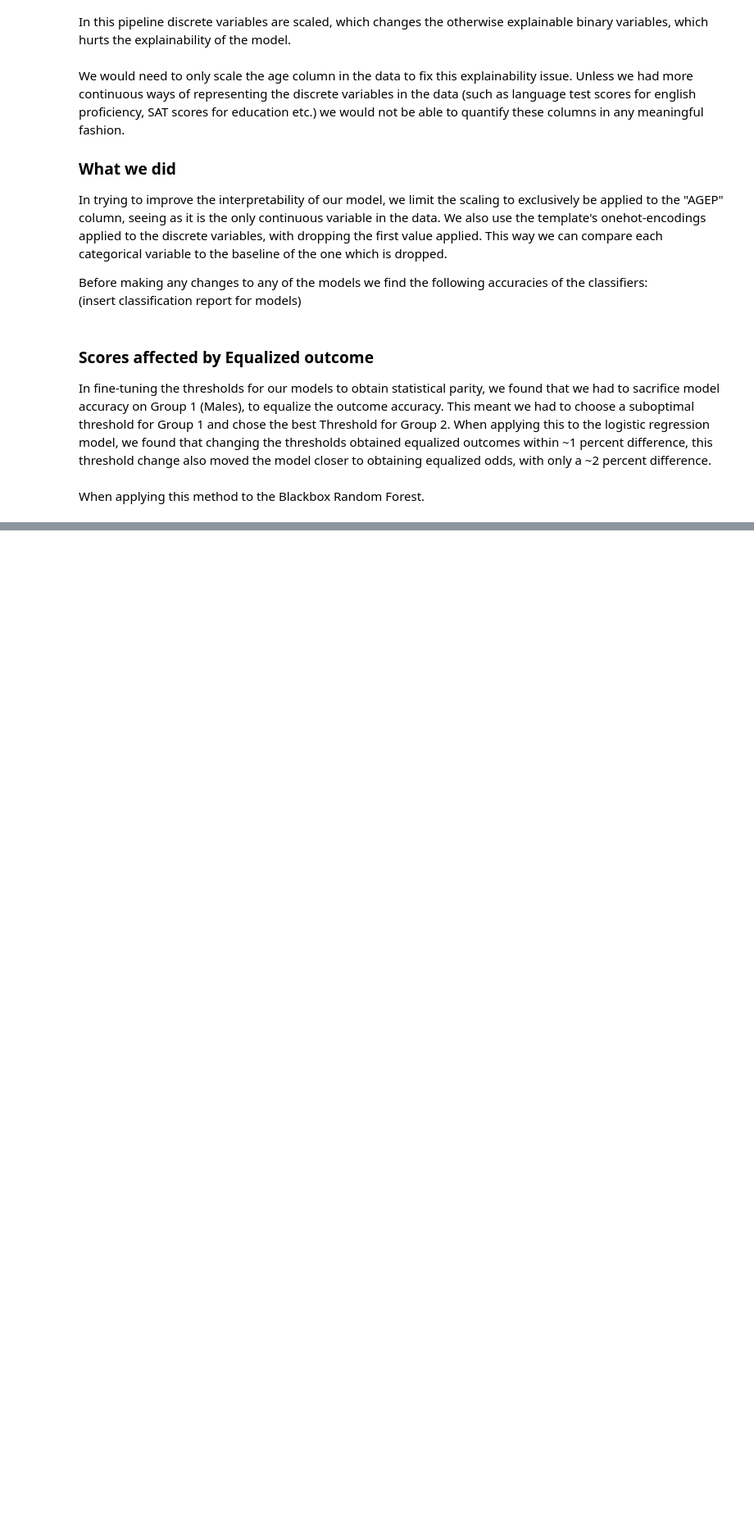
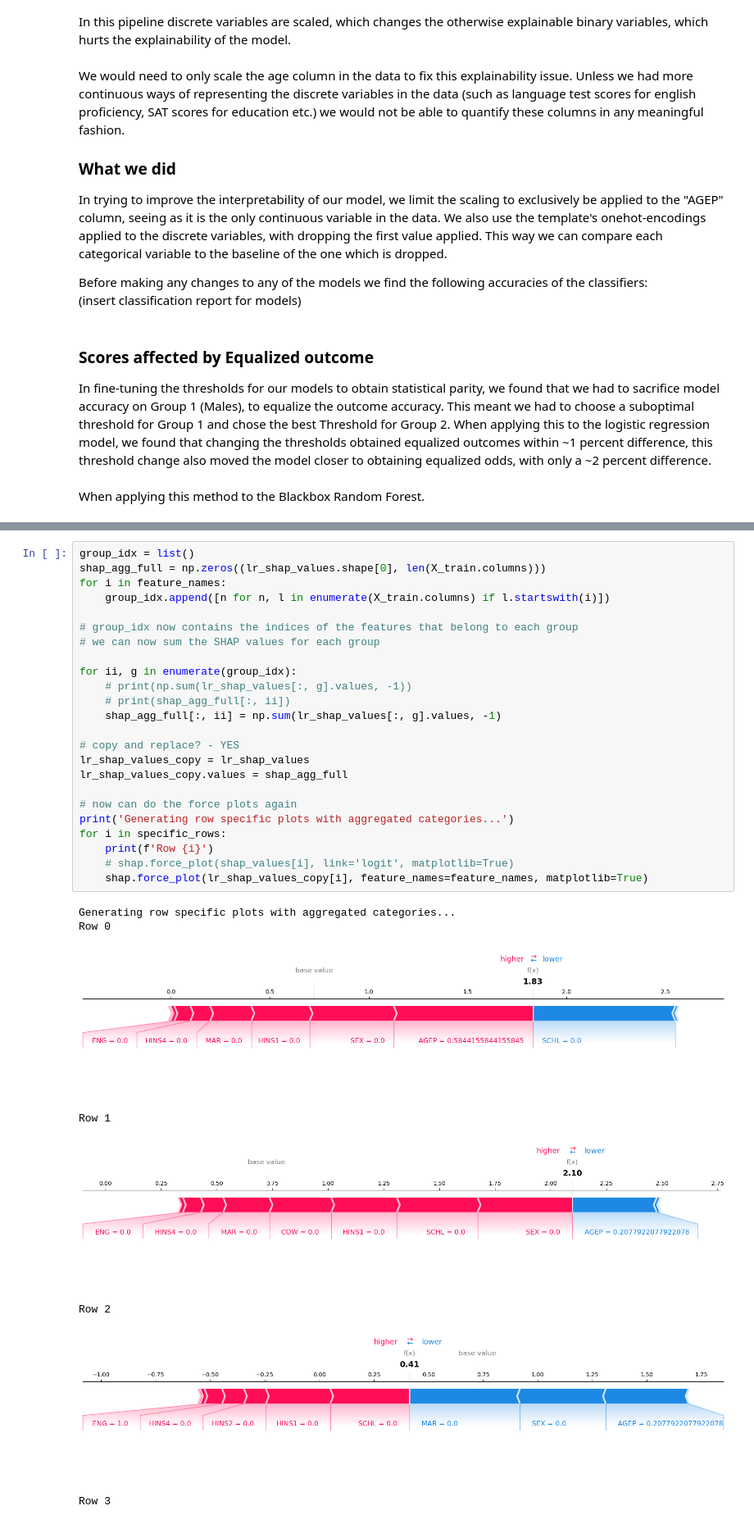
Before and after one commit to Steinar-Slette/AF_mandatory, a Jupyter notebook: notebooks/equalized_outcomes.ipynb, the cells around one changed output, grey strips where cells are left out. Shown at 82% size. Saved outputs shown, nothing was run; the diff lists cells and outputs as text; blank space fills up the shorter version.

```diff
--- a/notebooks/equalized_outcomes.ipynb
+++ b/notebooks/equalized_outcomes.ipynb
@@ -395,0 +475,33 @@ When applying this method to the Blackbox Random Forest.
+# %%
+group_idx = list()
+shap_agg_full = np.zeros((lr_shap_values.shape[0], len(X_train.columns)))
+for i in feature_names:
+    group_idx.append([n for n, l in enumerate(X_train.columns) if l.startswith(i)])
+
+# group_idx now contains the indices of the features that belong to each group
+# we can now sum the SHAP values for each group
+
+for ii, g in enumerate(group_idx):
+    # print(np.sum(lr_shap_values[:, g].values, -1))
+    # print(shap_agg_full[:, ii])
+    shap_agg_full[:, ii] = np.sum(lr_shap_values[:, g].values, -1)
+
+# copy and replace? - YES
+lr_shap_values_copy = lr_shap_values
+lr_shap_values_copy.values = shap_agg_full
+
+# now can do the force plots again
+print('Generating row specific plots with aggregated categories...')
+for i in specific_rows:
+    print(f'Row {i}')
+    # shap.force_plot(shap_values[i], link='logit', matplotlib=True)
+    shap.force_plot(lr_shap_values_copy[i], feature_names=feature_names, matplotlib=True)
+# %% [output]
+Generating row specific plots with aggregated categories...
+Row 0
+[figure, added]
+Row 1
+[figure, added]
+Row 2
+[figure, added]
+Row 3
```
Also changed, not shown: parts of 20 cells of this notebook.
